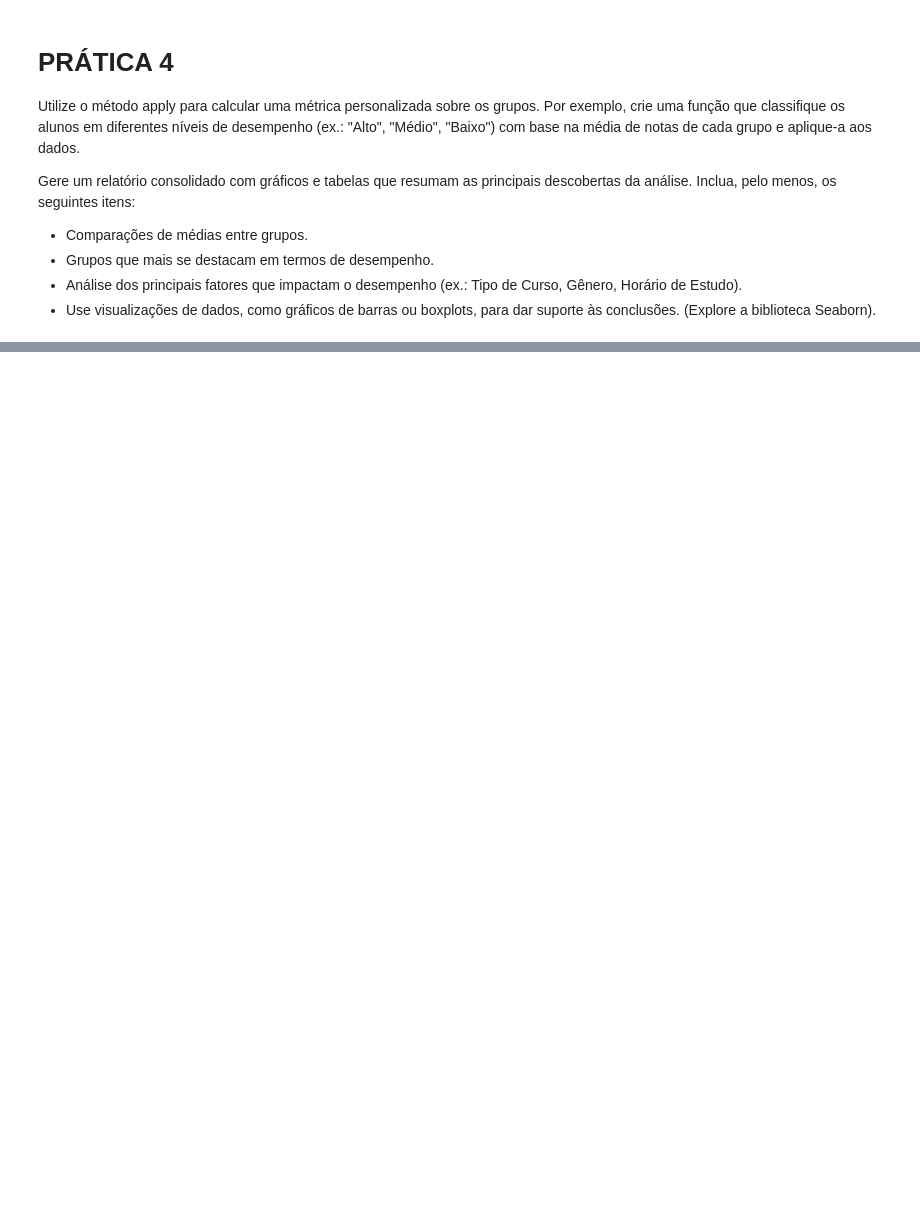
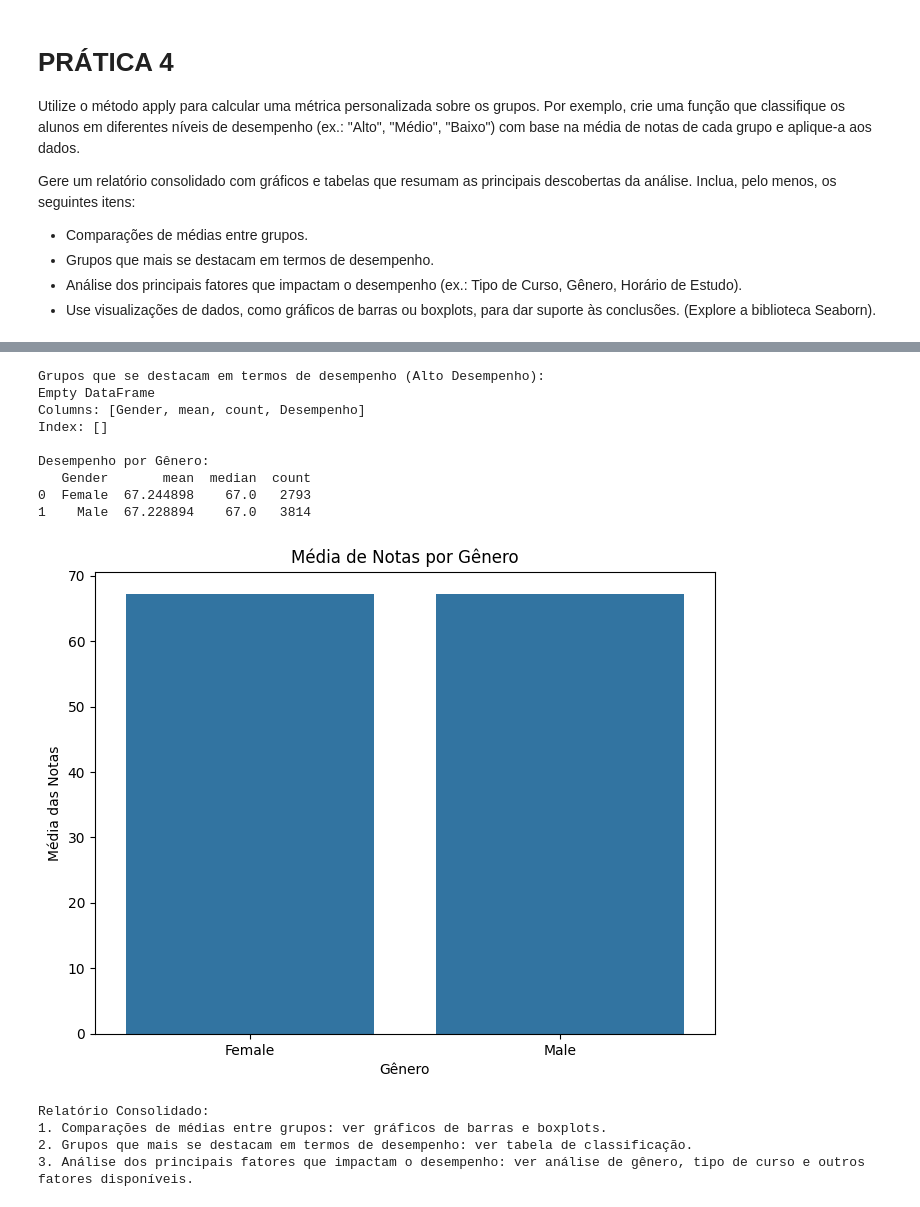
Before and after one commit to scjoaoantonio/aulas_datascience, a Jupyter notebook: exercicio2/main.ipynb, the cells around one changed output, grey strips where cells are left out. Drawn from its saved outputs; the diff is of its cells as text; code cells hidden in the pictures; blank space fills up the shorter version.

```diff
--- a/exercicio2/main.ipynb
+++ b/exercicio2/main.ipynb
@@ -166,0 +250,45 @@ print("3. Análise dos principais fatores que impactam o desempenho: ver anális
+# %%
+# Identificar o grupo de maior desempenho
+grupo_destacado = grupo_estatisticas[grupo_estatisticas['Desempenho'] == 'Alto']
+print("\nGrupos que se destacam em termos de desempenho (Alto Desempenho):")
+print(grupo_destacado)
+
+# Análise de fatores impactantes (exemplo: Tipo de Curso, Gênero, Horário de Estudo)
+# Adicione colunas adicionais para comparar fatores, como 'Gênero' ou 'Horário de Estudo', caso estejam presentes no dataset.
+# Exemplo: Agrupar por 'Gênero' e calcular média e contagem
+if 'Gender' in student_df.columns:
+    genero_estatisticas = student_df.groupby('Gender')[nota_coluna].agg(['mean', 'median', 'count']).reset_index()
+    print("\nDesempenho por Gênero:")
+    print(genero_estatisticas)
+
+    # Visualização do desempenho por gênero
+    plt.figure(figsize=(8, 6))
+    sns.barplot(data=genero_estatisticas, x='Gender', y='mean')
+    plt.title('Média de Notas por Gênero')
+    plt.xlabel('Gênero')
+    plt.ylabel('Média das Notas')
+    plt.show()
+else:
+    print("\nA coluna 'Gênero' não está disponível no dataset.")
+# %% [output]
+Grupos que se destacam em termos de desempenho (Alto Desempenho):
+Empty DataFrame
+Columns: [Gender, mean, count, Desempenho]
+Index: []
+
+Desempenho por Gênero:
+   Gender       mean  median  count
+0  Female  67.244898    67.0   2793
+1    Male  67.228894    67.0   3814
+[figure, added]
+# %%
+# Relatório Consolidado
+print("\nRelatório Consolidado:")
+print("1. Comparações de médias entre grupos: ver gráficos de barras e boxplots.")
+print("2. Grupos que mais se destacam em termos de desempenho: ver tabela de classificação.")
+print("3. Análise dos principais fatores que impactam o desempenho: ver análise de gênero, tipo de curso e outros fatores disponíveis.")
+# %% [output]
+Relatório Consolidado:
+1. Comparações de médias entre grupos: ver gráficos de barras e boxplots.
+2. Grupos que mais se destacam em termos de desempenho: ver tabela de classificação.
+3. Análise dos principais fatores que impactam o desempenho: ver análise de gênero, tipo de curso e outros fatores disponíveis.
```
Also changed, not shown: parts of 13 cells of this notebook.
